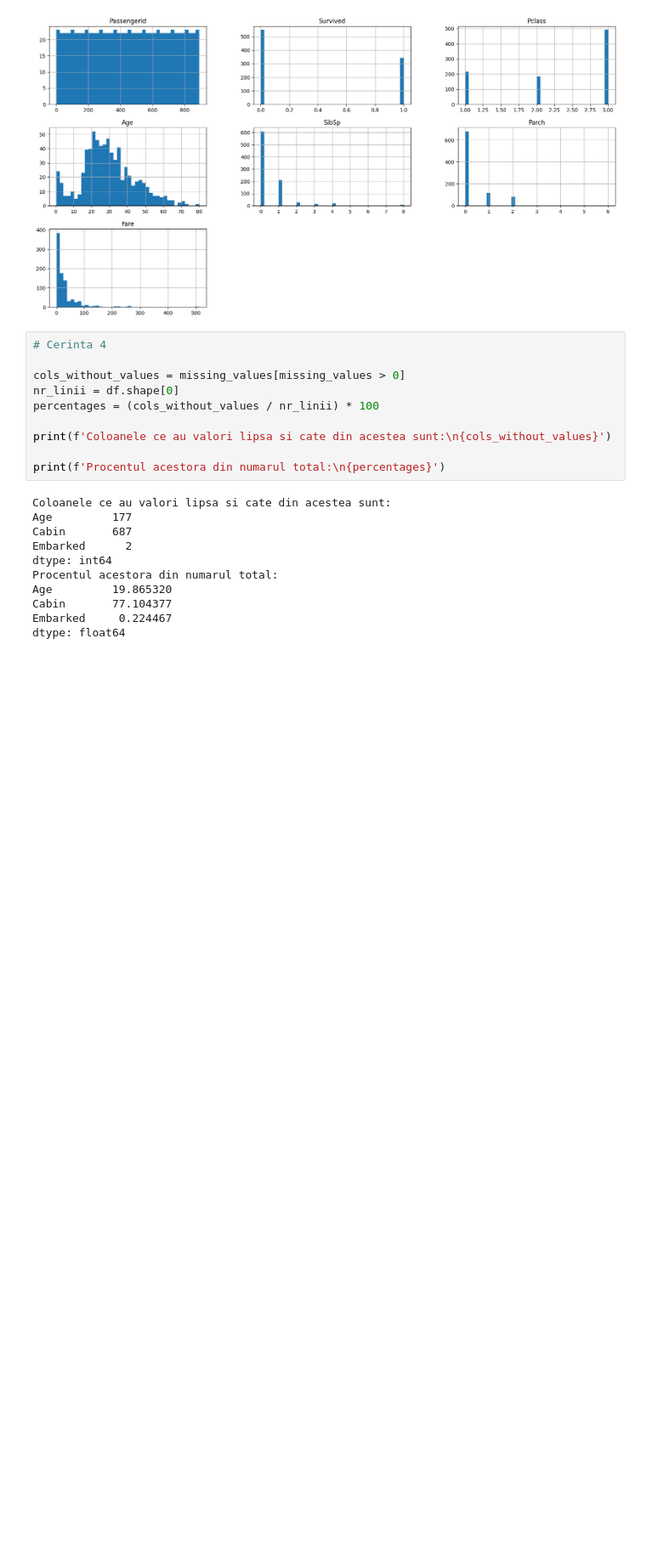
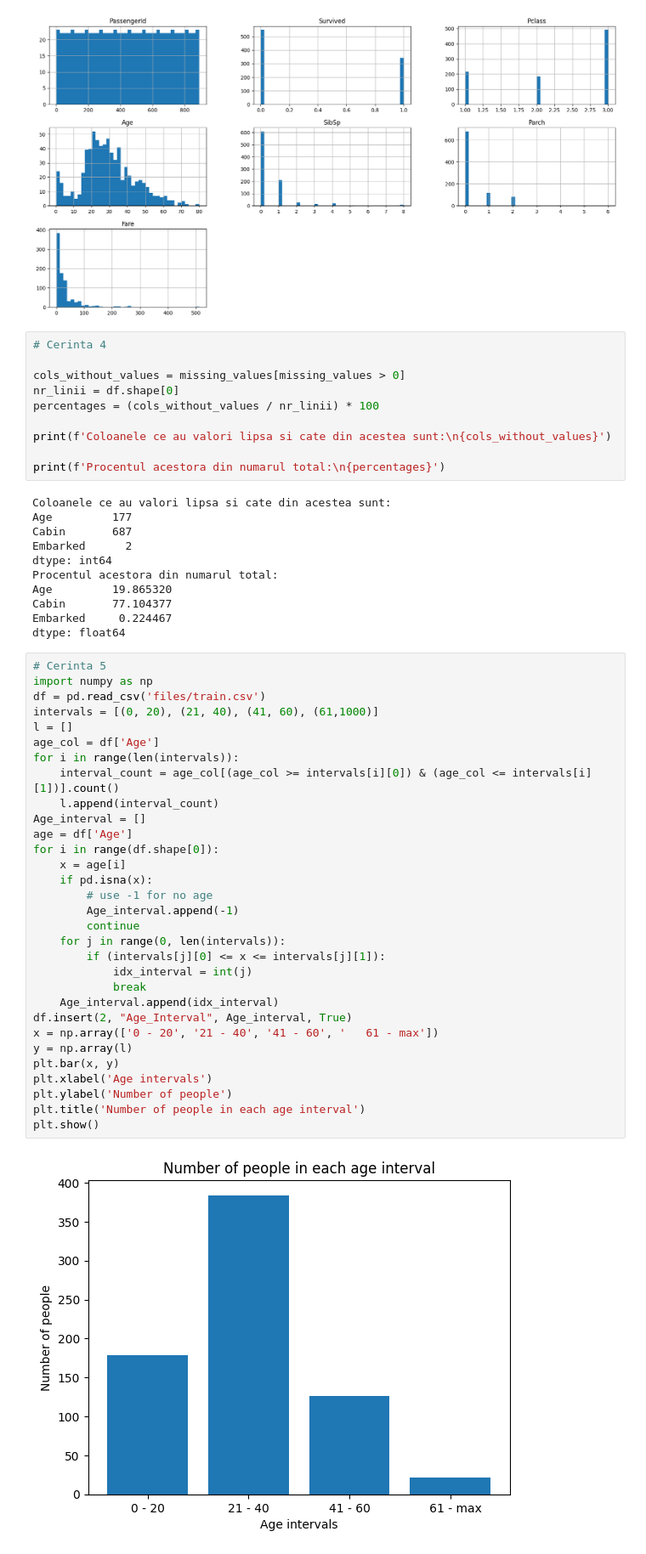
Before and after one commit to Catalin951/PCLP3_project_jupyter-notebook, a Jupyter notebook: bin/Titanic_stats.ipynb, the cells around one changed output. Shown at 85% size. Cells and saved outputs as stored; diff of their text form; blank space fills up the shorter version.

Commit message:
Cerinta 5

```diff
--- a/bin/Untitled.ipynb
+++ b/bin/Titanic_stats.ipynb
@@ -103,3 +103,36 @@ Age         19.865320
 Cabin       77.104377
 Embarked     0.224467
 dtype: float64
+# %%
+# Cerinta 5
+import numpy as np
+df = pd.read_csv('files/train.csv')
+intervals = [(0, 20), (21, 40), (41, 60), (61,1000)]
+l = []
+age_col = df['Age']
+for i in range(len(intervals)):
+    interval_count = age_col[(age_col >= intervals[i][0]) & (age_col <= intervals[i][1])].count()
+    l.append(interval_count)
+Age_interval = []
+age = df['Age']
+for i in range(df.shape[0]):
+    x = age[i]
+    if pd.isna(x):
+        # use -1 for no age
+        Age_interval.append(-1)
+        continue
+    for j in range(0, len(intervals)):
+        if (intervals[j][0] <= x <= intervals[j][1]):
+            idx_interval = int(j)
+            break
+    Age_interval.append(idx_interval)
+df.insert(2, "Age_Interval", Age_interval, True)
+x = np.array(['0 - 20', '21 - 40', '41 - 60', '   61 - max'])
+y = np.array(l)
+plt.bar(x, y)
+plt.xlabel('Age intervals')
+plt.ylabel('Number of people')
+plt.title('Number of people in each age interval')
+plt.show()
+# %% [output]
+[figure, added]
```
